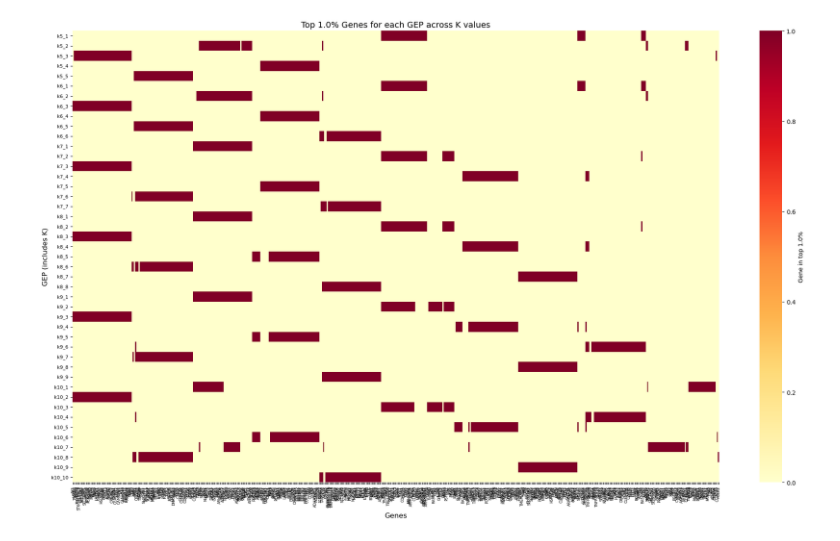
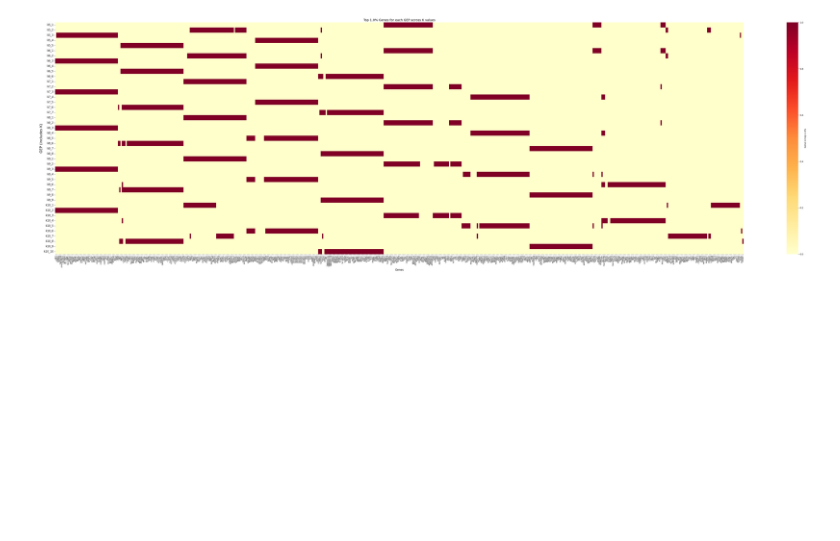
Before and after one commit to sumedhars/dinh-lab-cnmf, a Jupyter notebook: rank_top_spectral_vectors.ipynb, the cells around one changed output. Cells and saved outputs as stored; diff of their text form; code cells hidden in the pictures; blank space fills up the shorter version.

```diff
--- a/rank_top_spectral_vectors.ipynb
+++ b/rank_top_spectral_vectors.ipynb
@@ -57,7 +57,8 @@ def plot_top_genes_across_k(output_dir, name, k_range, density_threshold=0.01, t
         binary_matrix = binary_matrix.iloc[:, gene_order]
 
     # Plot
-    fig, ax = plt.subplots(figsize=(20, 12))
+    fig_width = max(20, len(binary_matrix.columns) / 10)
+    fig, ax = plt.subplots(figsize=(fig_width, 16))
     sns.heatmap(
         binary_matrix,
         cmap='YlOrRd',
@@ -68,25 +69,25 @@ def plot_top_genes_across_k(output_dir, name, k_range, density_threshold=0.01, t
     )
 
     ax.set_xlabel("Genes", fontsize=12)
-    ax.set_ylabel("GEP (includes K)", fontsize=12)
+    ax.set_ylabel("GEP (includes K)", fontsize=16)
     ax.set_title(f"Top {top_pct*100:.1f}% Genes for each GEP across K values", fontsize=14)
 
-    plt.xticks(rotation=90, fontsize=6)
-    plt.yticks(rotation=0, fontsize=8)
+    plt.xticks(rotation=90, fontsize=8)
+    plt.yticks(rotation=0, fontsize=12)
     plt.tight_layout()
 
-    # 🔥 Return fig and matrix so you can unpack them
+    # Return fig and matrix so you can unpack them
     return fig, binary_matrix
 # %%
 k_range = range(5, 11)
 fig, matrix = plot_top_genes_across_k(
-    'all_datasets_consensus\\S1_spectra_vector_subset',
+    'all_datasets_consensus/S1_spectra_vector_subset',
     'anal_pc5_c21_S1.filtered',
     k_range
 )
 plt.show()
 # %% [output]
-[figure, old version]
+[figure, new version]
 # %%
 def plot_spectra_heatmaps_per_k(output_dir, name, k_range, density_threshold=0.01, top_pct=0.01):
     """
```
Also changed, not shown: parts of 6 cells of this notebook, 1 other file.
